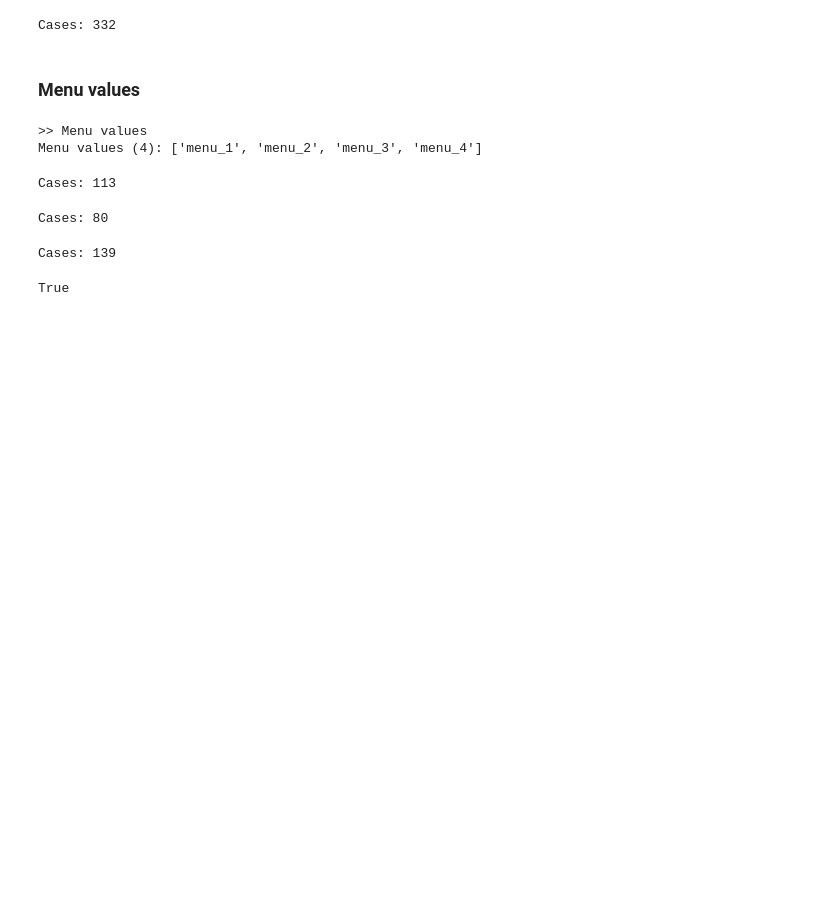
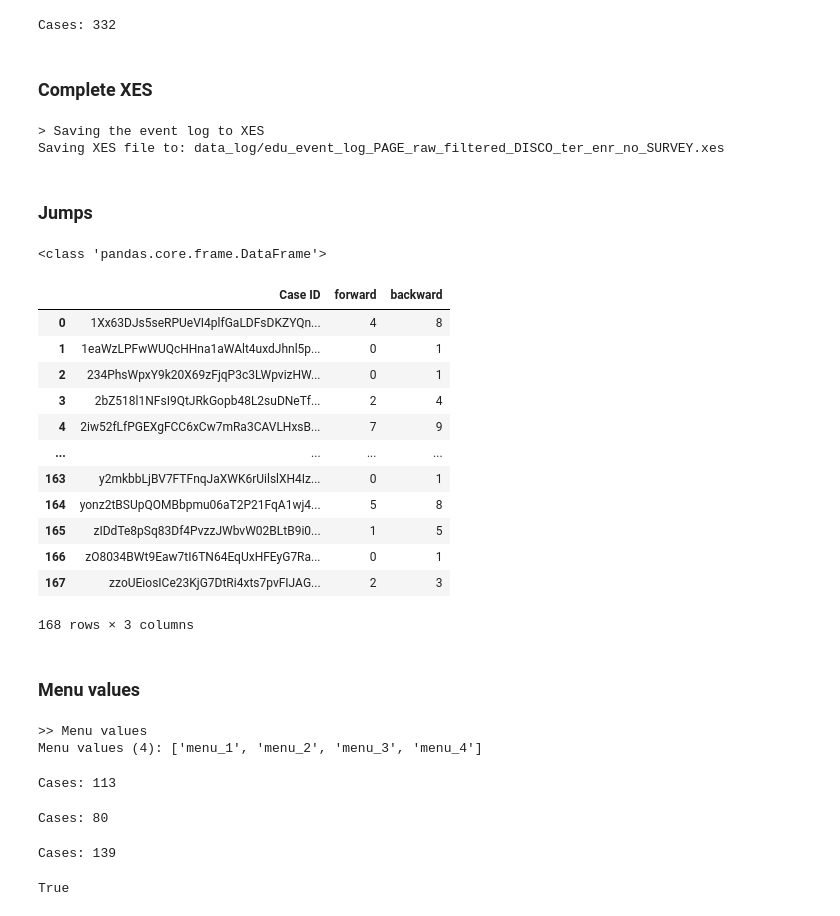
Before and after one commit to roberto-nai/WEBTUTORIAL-UNITO-EVENTLOG, a Jupyter notebook: 07_log_complexity.ipynb, the cells around one changed output. Saved outputs shown, nothing was run; the diff lists cells and outputs as text; code cells hidden in the pictures; blank space fills up the shorter version.

```diff
--- a/07_log_complexity.ipynb
+++ b/07_log_complexity.ipynb
@@ -101,6 +105,78 @@ case_n = df_log[id_column].nunique()
 print("Cases:", case_n)
 # %% [output]
 Cases: 332
+# %% [markdown]
+### Complete XES
+# %%
+df_log = pm4py.format_dataframe(df_log, case_id=id_column, activity_key=activity_column, timestamp_key=timestamp_column)
+print("> Saving the event log to XES")
+file_xes = f"{Path(file_name).stem}.xes"
+path_xes = Path(log_dir) / file_xes
+print("Saving XES file to:", path_xes)
+pm4py.write_xes(df_log, path_xes, case_id_key='case:concept:name')
+# %% [output]
+> Saving the event log to XES
+Saving XES file to: data_log/edu_event_log_PAGE_raw_filtered_DISCO_ter_enr_no_SURVEY.xes
+# %% [markdown]
+### Jumps
+# %%
+# Load the XES
+xes_log = pm4py.read_xes(path_xes.as_posix())
+# print(type(xes_log))
+
+# Dictionary to store the counts of forward and backward arcs per case_id
+arc_counts = defaultdict(lambda: {"forward": 0, "backward": 0})
+
+# Ensure the data is sorted by case_id and timestamp to maintain the correct event order
+xes_log = xes_log.sort_values(by=[id_column, "time:timestamp"])
+
+# Iterate through each unique case_id in the log
+for case_id, group in xes_log.groupby(id_column):
+    # Extract the sequence of activities for this case_id
+    activities = group["concept:name"].tolist()
+
+    # Track seen arcs to identify the first forward arc for each pair
+    seen_arcs = {}
+
+    # Iterate through the sequence of activities to evaluate arcs
+    for i in range(len(activities) - 1):
+        arc_forward = (activities[i], activities[i + 1])
+        arc_backward = (activities[i + 1], activities[i])
+
+        # If this forward arc hasn't been encountered yet, mark it as seen
+        if arc_forward not in seen_arcs:
+            seen_arcs[arc_forward] = True
+        else:
+            # Count subsequent forward arcs
+            arc_counts[case_id]["forward"] += 1
+
+        # Check if this backward arc has been seen before
+        if arc_backward in seen_arcs:
+            # Count backward arcs if this reverse connection is found
+            arc_counts[case_id]["backward"] += 1
+
+# Convert the dictionary into a DataFrame for easier analysis and visualisation
+arc_counts_df = pd.DataFrame.from_dict(arc_counts, orient="index")
+arc_counts_df.index.name = id_column
+arc_counts_df.reset_index(inplace=True)
+# %% [output]
+<class 'pandas.core.frame.DataFrame'>
+# %%
+arc_counts_df
+# %% [output]
+|  | Case ID | forward | backward |
+| 0 | 1Xx63DJs5seRPUeVI4plfGaLDFsDKZYQn... | 4 | 8 |
+| 1 | 1eaWzLPFwWUQcHHna1aWAlt4uxdJhnl5p... | 0 | 1 |
+| 2 | 234PhsWpxY9k20X69zFjqP3c3LWpvizHW... | 0 | 1 |
+| 3 | 2bZ518l1NFsI9QtJRkGopb48L2suDNeTf... | 2 | 4 |
+| 4 | 2iw52fLfPGEXgFCC6xCw7mRa3CAVLHxsB... | 7 | 9 |
+| ... | ... | ... | ... |
+| 163 | y2mkbbLjBV7FTFnqJaXWK6rUilslXH4Iz... | 0 | 1 |
+| 164 | yonz2tBSUpQOMBbpmu06aT2P21FqA1wj4... | 5 | 8 |
+| 165 | zIDdTe8pSq83Df4PvzzJWbvW02BLtB9i0... | 1 | 5 |
+| 166 | zO8034BWt9Eaw7tI6TN64EqUxHFEyG7Ra... | 0 | 1 |
+| 167 | zzoUEiosICe23KjG7DtRi4xts7pvFIJAG... | 2 | 3 |
+168 rows × 3 columns
 # %% [markdown]
 ### Menu values
 # %%
```
Also changed, not shown: parts of 4 cells of this notebook, 8 other files.
